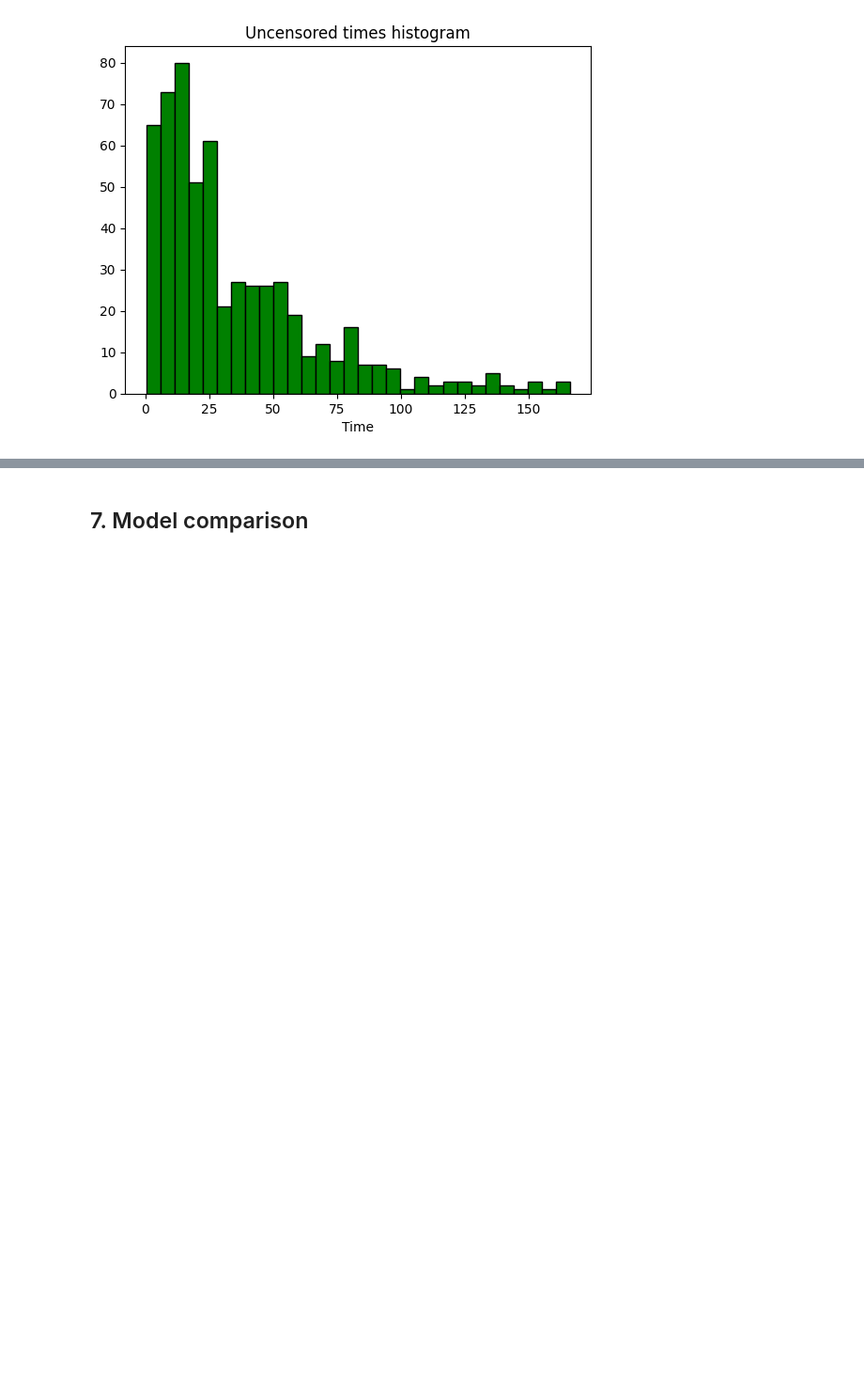
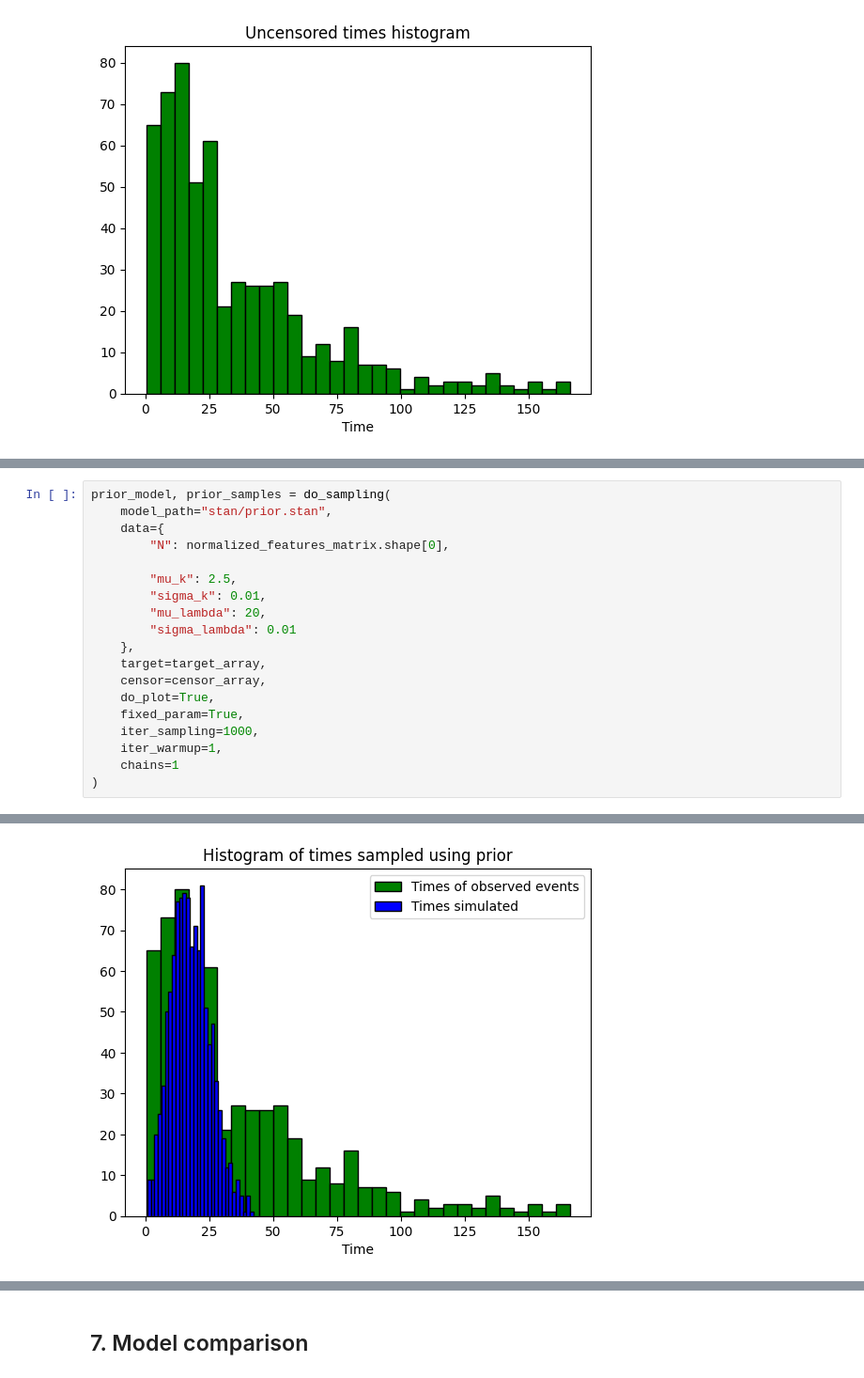
Before and after one commit to rafalmaciasz/employee-turnover, a Jupyter notebook: project.ipynb, the cells around one changed output, grey strips where cells are left out. Shown at 94% size. Drawn from its saved outputs; the diff is of its cells as text; blank space fills up the shorter version.

```diff
--- a/project.ipynb
+++ b/project.ipynb
@@ -648,0 +408,20 @@ chain 1 |██████████| 00:01 Sampling completed
+# %%
+prior_model, prior_samples = do_sampling(
+    model_path="stan/prior.stan",
+    data={
+        "N": normalized_features_matrix.shape[0],
+
+        "mu_k": 2.5,
+        "sigma_k": 0.01,
+        "mu_lambda": 20,
+        "sigma_lambda": 0.01
+    },
+    target=target_array,
+    censor=censor_array,
+    do_plot=True,
+    fixed_param=True,
+    iter_sampling=1000,
+    iter_warmup=1,
+    chains=1
+)
+# %% [output]
@@ -648,0 +431 @@ chain 1 |██████████| 00:01 Sampling completed
+[figure, added]
```
Also changed, not shown: parts of 39 cells of this notebook, 4 other files.
